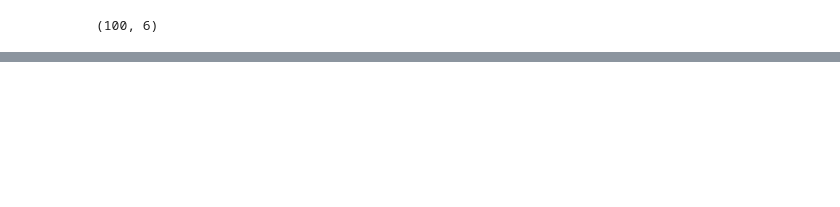
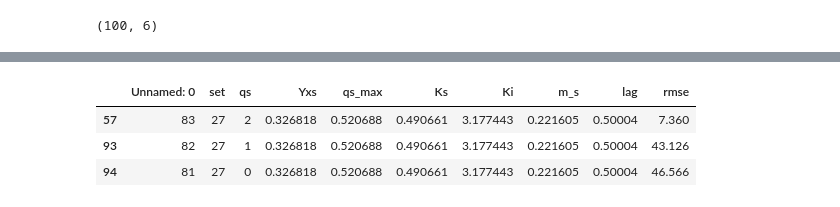
Before and after one commit to boripf/hybrid-model-corynebacterium, a Jupyter notebook: C_opti.ipynb, the cells around one changed output, grey strips where cells are left out. Drawn from its saved outputs; the diff is of its cells as text; code cells hidden in the pictures; blank space fills up the shorter version.

```diff
--- a/C_opti.ipynb
+++ b/C_opti.ipynb
@@ -120,0 +143,8 @@ df_LHS = pd.read_csv('data/estimation/LHS_sampling/data.csv')
+# %%
+qs_p27 = df_LHS3[df_LHS3['set'] == 27]
+qs_p27
+# %% [output]
+|  | Unnamed: 0 | set | qs | Yxs | qs_max | Ks | Ki | m_s | lag | rmse |
+| 57 | 83 | 27 | 2 | 0.326818 | 0.520688 | 0.490661 | 3.177443 | 0.221605 | 0.50004 | 7.360 |
+| 93 | 82 | 27 | 1 | 0.326818 | 0.520688 | 0.490661 | 3.177443 | 0.221605 | 0.50004 | 43.126 |
+| 94 | 81 | 27 | 0 | 0.326818 | 0.520688 | 0.490661 | 3.177443 | 0.221605 | 0.50004 | 46.566 |
```
Also changed, not shown: parts of 15 cells of this notebook, 48 other files.
